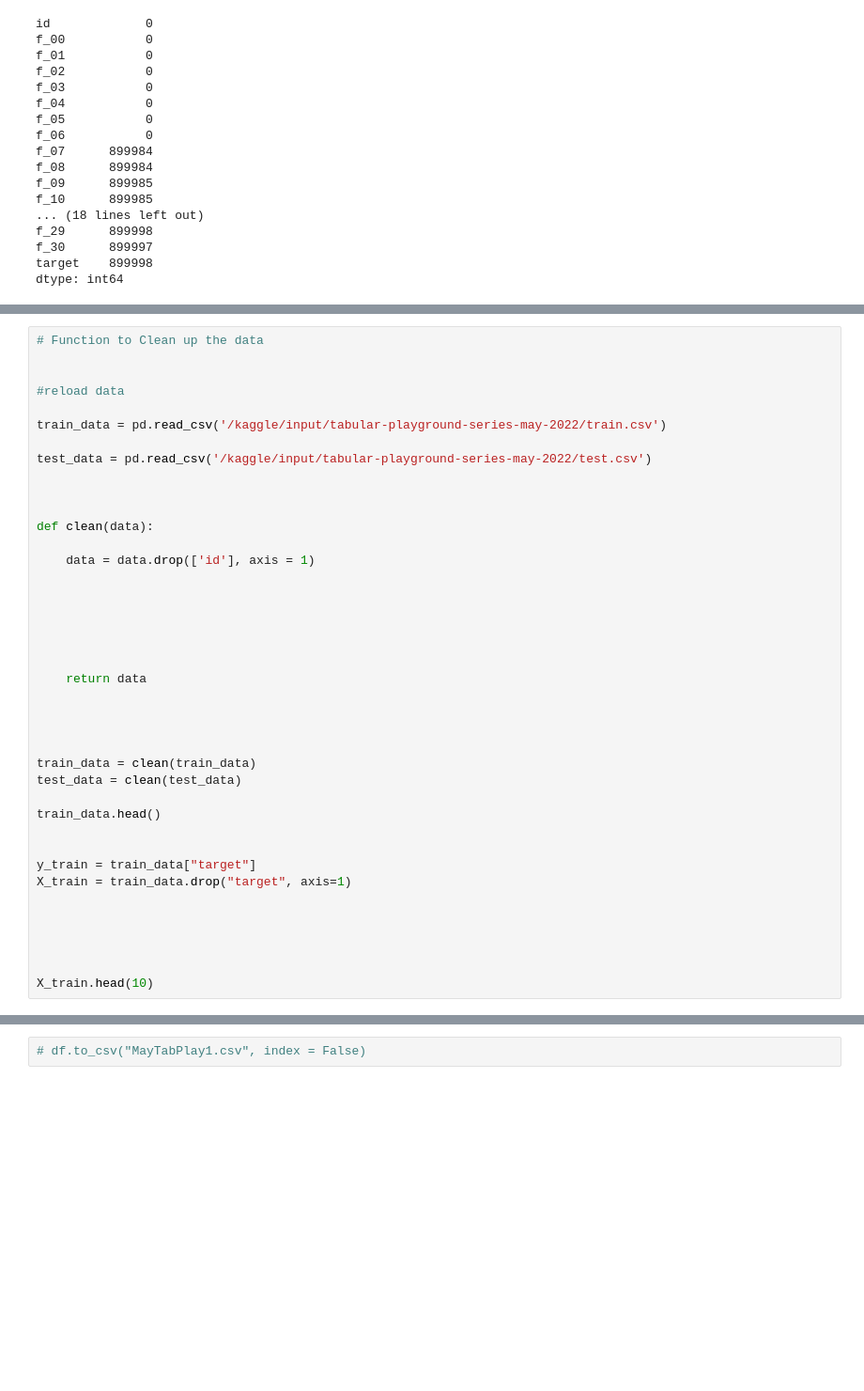
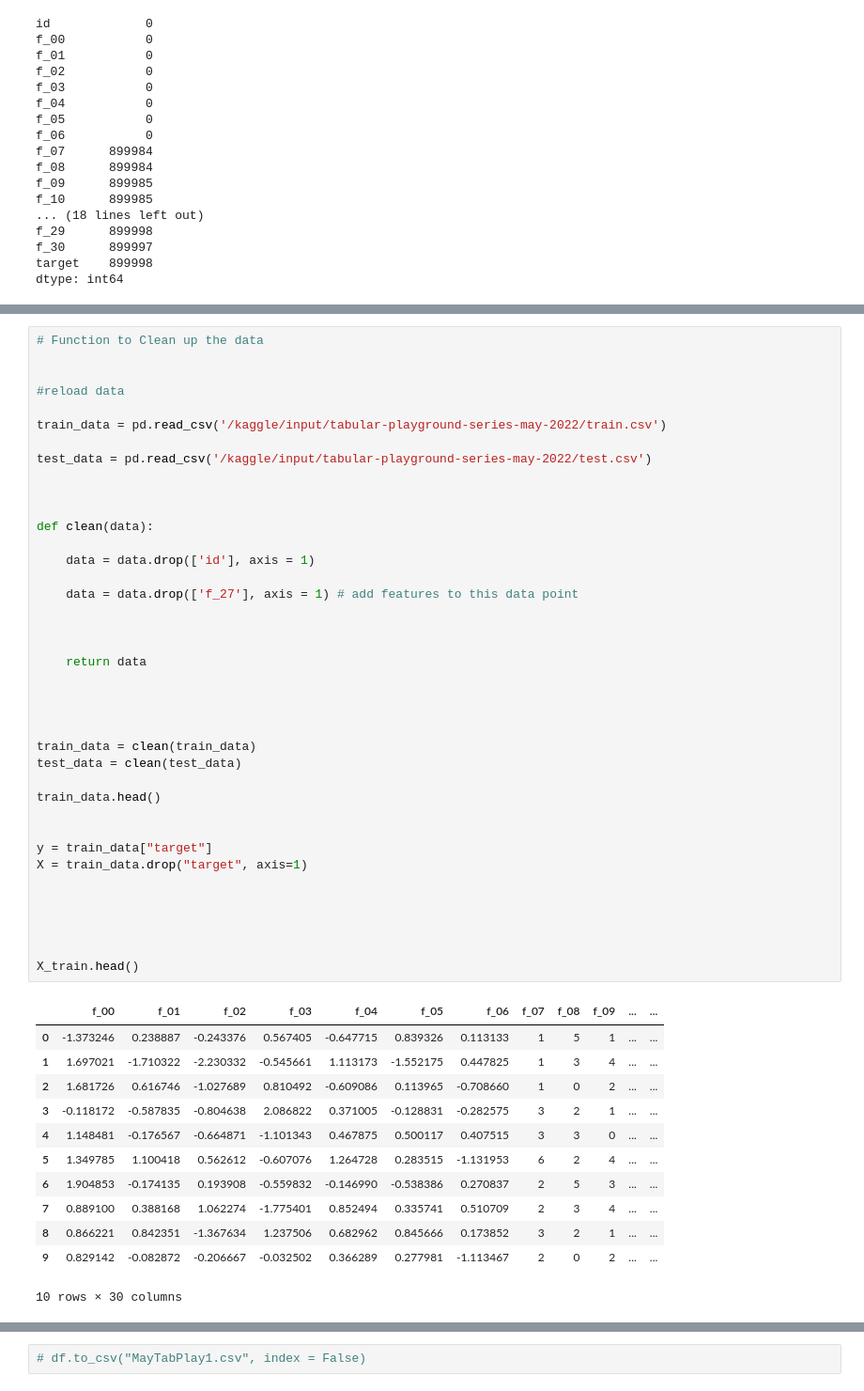
Before and after one commit to dekennedy/Tabular-Playground-Series---May-2022, a Jupyter notebook: notebook42f2d1e3ab.ipynb, the cells around one changed output, grey strips where cells are left out. Shown at 94% size. Saved outputs shown, nothing was run; the diff lists cells and outputs as text; blank space fills up the shorter version.

```diff
--- a/notebook42f2d1e3ab.ipynb
+++ b/notebook42f2d1e3ab.ipynb
@@ -146,35 +156,47 @@ text split or other features to extract.
 
 train_data = pd.read_csv('/kaggle/input/tabular-playground-series-may-2022/train.csv')
 
 test_data = pd.read_csv('/kaggle/input/tabular-playground-series-may-2022/test.csv')
 
 
 
 def clean(data):
 
     data = data.drop(['id'], axis = 1)
 
-
-
+    data = data.drop(['f_27'], axis = 1) # add features to this data point
 
 
 
     return data
 
 
 
 
 train_data = clean(train_data)
 test_data = clean(test_data)
 
 train_data.head()
 
 
-y_train = train_data["target"]
-X_train = train_data.drop("target", axis=1)
+y = train_data["target"]
+X = train_data.drop("target", axis=1)
 
 
 
 
 
-X_train.head(10)
+X_train.head()
+# %% [output]
+|  | f_00 | f_01 | f_02 | f_03 | f_04 | f_05 | f_06 | f_07 | f_08 | f_09 | ... | ... |
+| 0 | -1.373246 | 0.238887 | -0.243376 | 0.567405 | -0.647715 | 0.839326 | 0.113133 | 1 | 5 | 1 | ... | ... |
+| 1 | 1.697021 | -1.710322 | -2.230332 | -0.545661 | 1.113173 | -1.552175 | 0.447825 | 1 | 3 | 4 | ... | ... |
+| 2 | 1.681726 | 0.616746 | -1.027689 | 0.810492 | -0.609086 | 0.113965 | -0.708660 | 1 | 0 | 2 | ... | ... |
+| 3 | -0.118172 | -0.587835 | -0.804638 | 2.086822 | 0.371005 | -0.128831 | -0.282575 | 3 | 2 | 1 | ... | ... |
+| 4 | 1.148481 | -0.176567 | -0.664871 | -1.101343 | 0.467875 | 0.500117 | 0.407515 | 3 | 3 | 0 | ... | ... |
+| 5 | 1.349785 | 1.100418 | 0.562612 | -0.607076 | 1.264728 | 0.283515 | -1.131953 | 6 | 2 | 4 | ... | ... |
+| 6 | 1.904853 | -0.174135 | 0.193908 | -0.559832 | -0.146990 | -0.538386 | 0.270837 | 2 | 5 | 3 | ... | ... |
+| 7 | 0.889100 | 0.388168 | 1.062274 | -1.775401 | 0.852494 | 0.335741 | 0.510709 | 2 | 3 | 4 | ... | ... |
+| 8 | 0.866221 | 0.842351 | -1.367634 | 1.237506 | 0.682962 | 0.845666 | 0.173852 | 3 | 2 | 1 | ... | ... |
+| 9 | 0.829142 | -0.082872 | -0.206667 | -0.032502 | 0.366289 | 0.277981 | -1.113467 | 2 | 0 | 2 | ... | ... |
+10 rows × 30 columns
```
Also changed, not shown: parts of 9 cells of this notebook.
